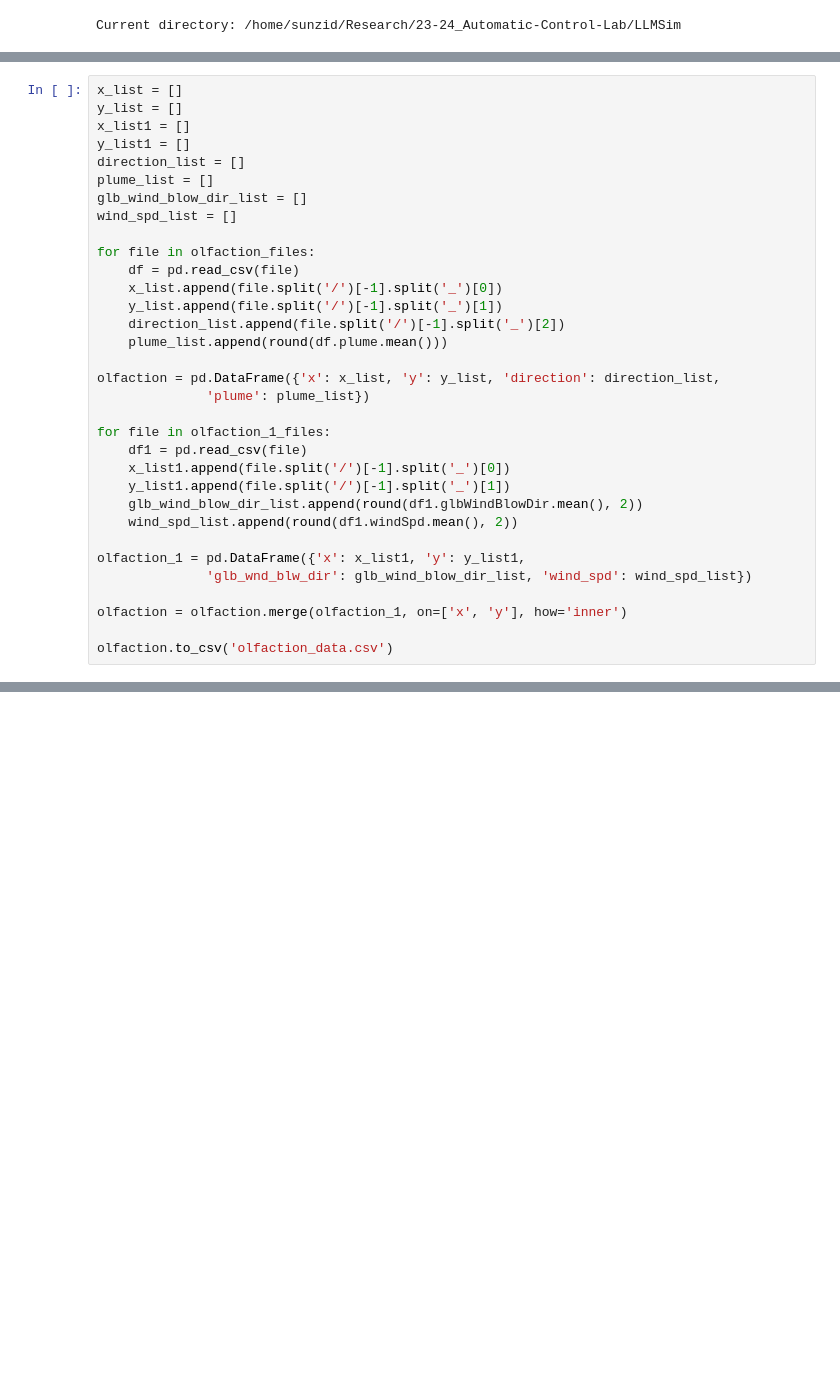
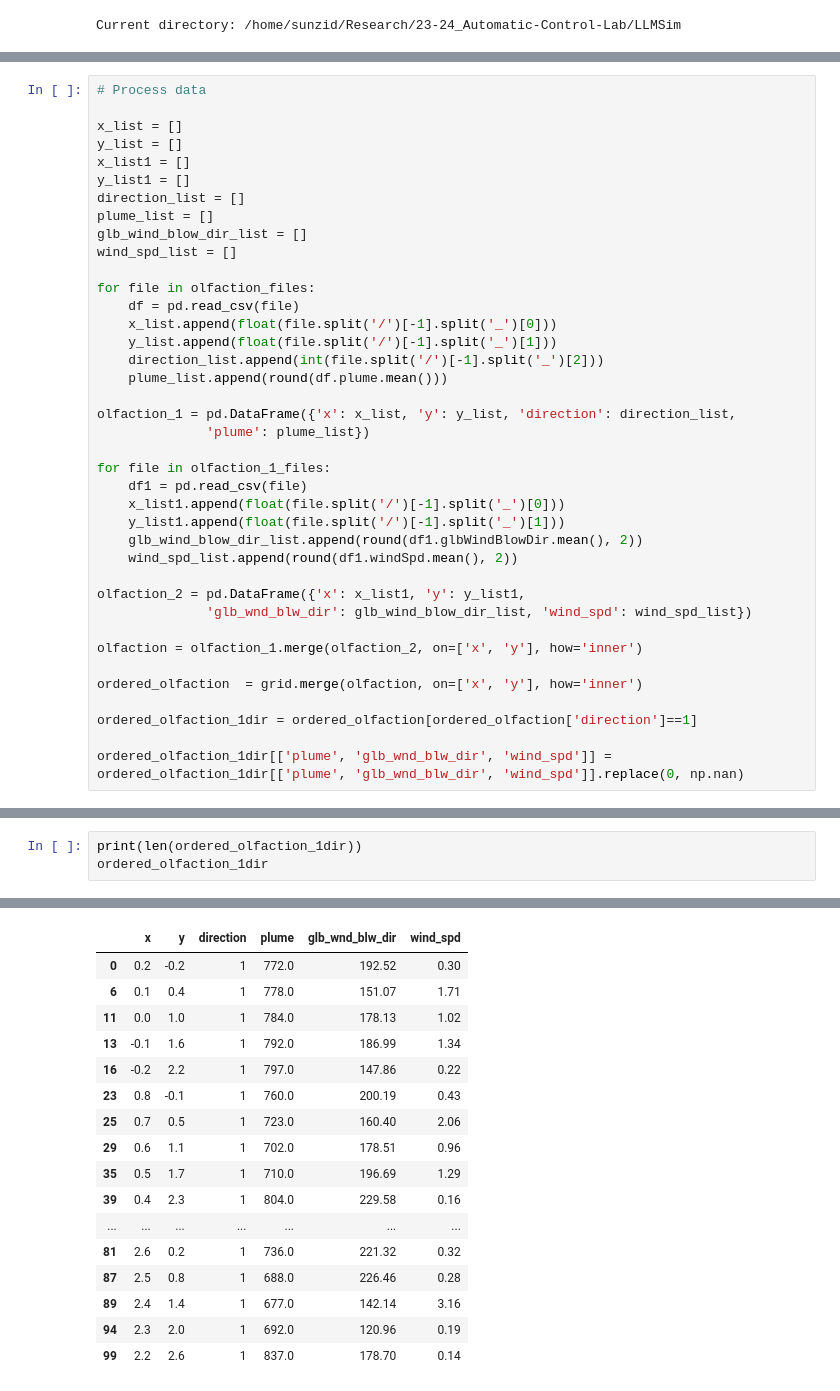
Before and after one commit to SunzidHassan/Research, a Jupyter notebook: 23-24_Automatic-Control-Lab/LLMSim/LLMSim.ipynb, the cells around one changed output, grey strips where cells are left out. Saved outputs shown, nothing was run; the diff lists cells and outputs as text; blank space fills up the shorter version.

```diff
--- a/23-24_Automatic-Control-Lab/LLMSim/LLMSim.ipynb
+++ b/23-24_Automatic-Control-Lab/LLMSim/LLMSim.ipynb
@@ -21,4 +37,6 @@ olfaction_1_files = glob.glob(folder_path + olfaction_1_csv)
 # %%
+# Process data
+
 x_list = []
 y_list = []
 x_list1 = []
@@ -30,24 +48,28 @@ wind_spd_list = []
 
 for file in olfaction_files:
     df = pd.read_csv(file)
-    x_list.append(file.split('/')[-1].split('_')[0])
-    y_list.append(file.split('/')[-1].split('_')[1])
-    direction_list.append(file.split('/')[-1].split('_')[2])
+    x_list.append(float(file.split('/')[-1].split('_')[0]))
+    y_list.append(float(file.split('/')[-1].split('_')[1]))
+    direction_list.append(int(file.split('/')[-1].split('_')[2]))
     plume_list.append(round(df.plume.mean()))
 
-olfaction = pd.DataFrame({'x': x_list, 'y': y_list, 'direction': direction_list,
+olfaction_1 = pd.DataFrame({'x': x_list, 'y': y_list, 'direction': direction_list,
               'plume': plume_list})
 
 for file in olfaction_1_files:
     df1 = pd.read_csv(file)
-    x_list1.append(file.split('/')[-1].split('_')[0])
-    y_list1.append(file.split('/')[-1].split('_')[1])
+    x_list1.append(float(file.split('/')[-1].split('_')[0]))
+    y_list1.append(float(file.split('/')[-1].split('_')[1]))
     glb_wind_blow_dir_list.append(round(df1.glbWindBlowDir.mean(), 2))
     wind_spd_list.append(round(df1.windSpd.mean(), 2))
 
-olfaction_1 = pd.DataFrame({'x': x_list1, 'y': y_list1,
+olfaction_2 = pd.DataFrame({'x': x_list1, 'y': y_list1,
               'glb_wnd_blw_dir': glb_wind_blow_dir_list, 'wind_spd': wind_spd_list})
 
-olfaction = olfaction.merge(olfaction_1, on=['x', 'y'], how='inner')
+olfaction = olfaction_1.merge(olfaction_2, on=['x', 'y'], how='inner')
 
-olfaction.to_csv('olfaction_data.csv')
+ordered_olfaction  = grid.merge(olfaction, on=['x', 'y'], how='inner')
+
+ordered_olfaction_1dir = ordered_olfaction[ordered_olfaction['direction']==1]
+
+ordered_olfaction_1dir[['plume', 'glb_wnd_blw_dir', 'wind_spd']] = ordered_olfaction_1dir[['plume', 'glb_wnd_blw_dir', 'wind_spd']].replace(0, np.nan)
@@ -53,0 +82,4 @@ olfaction.to_csv('olfaction_data.csv')
+# %%
+print(len(ordered_olfaction_1dir))
+ordered_olfaction_1dir
+# %% [output]
@@ -53,0 +87,17 @@ olfaction.to_csv('olfaction_data.csv')
+|  | x | y | direction | plume | glb_wnd_blw_dir | wind_spd |
+| 0 | 0.2 | -0.2 | 1 | 772.0 | 192.52 | 0.30 |
+| 6 | 0.1 | 0.4 | 1 | 778.0 | 151.07 | 1.71 |
+| 11 | 0.0 | 1.0 | 1 | 784.0 | 178.13 | 1.02 |
+| 13 | -0.1 | 1.6 | 1 | 792.0 | 186.99 | 1.34 |
+| 16 | -0.2 | 2.2 | 1 | 797.0 | 147.86 | 0.22 |
+| 23 | 0.8 | -0.1 | 1 | 760.0 | 200.19 | 0.43 |
+| 25 | 0.7 | 0.5 | 1 | 723.0 | 160.40 | 2.06 |
+| 29 | 0.6 | 1.1 | 1 | 702.0 | 178.51 | 0.96 |
+| 35 | 0.5 | 1.7 | 1 | 710.0 | 196.69 | 1.29 |
+| 39 | 0.4 | 2.3 | 1 | 804.0 | 229.58 | 0.16 |
+| ... | ... | ... | ... | ... | ... | ... |
+| 81 | 2.6 | 0.2 | 1 | 736.0 | 221.32 | 0.32 |
+| 87 | 2.5 | 0.8 | 1 | 688.0 | 226.46 | 0.28 |
+| 89 | 2.4 | 1.4 | 1 | 677.0 | 142.14 | 3.16 |
+| 94 | 2.3 | 2.0 | 1 | 692.0 | 120.96 | 0.19 |
+| 99 | 2.2 | 2.6 | 1 | 837.0 | 178.70 | 0.14 |
```
Also changed, not shown: parts of 8 cells of this notebook, 6 other files.
